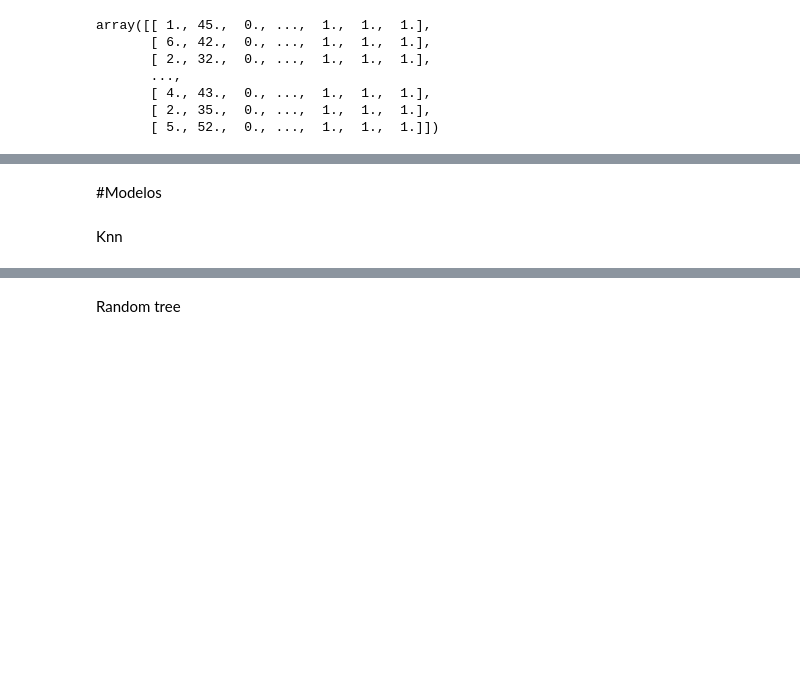
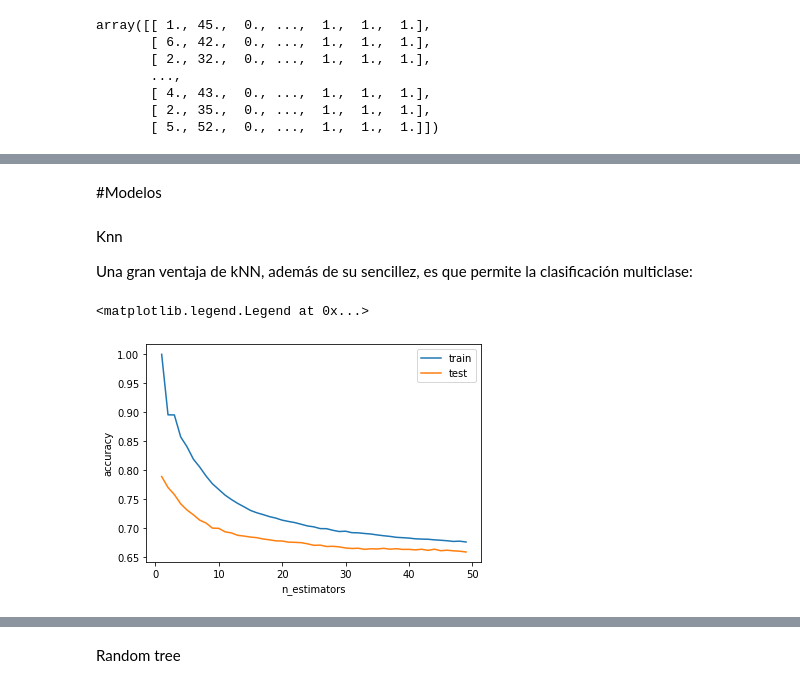
Before and after one commit to rodrigotorresp/Practica-Regresi-n-ML, a Jupyter notebook: Practica2Entrega.ipynb, the cells around one changed output, grey strips where cells are left out. Cells and saved outputs as stored; diff of their text form; code cells hidden in the pictures; blank space fills up the shorter version.

```diff
--- a/Practica2Entrega.ipynb
+++ b/Practica2Entrega.ipynb
@@ -622,3 +622,5 @@ array([[ 1., 45.,  0., ...,  1.,  1.,  1.],
+# %% [markdown]
+#Modelos
 # %%
 import matplotlib.pyplot as plt
 
@@ -627,7 +629,37 @@ y = train_dataframe.Credit_Score
 
 X_train = train_dataframe_transform3.data
 y_train = train_dataframe.Credit_Score
-# %% [markdown]
-#Modelos
-# %% [markdown]
-Knn
+# %% [markdown]
+Knn
+
+Una gran ventaja de kNN, además de su sencillez, es que permite la clasificación multiclase:
+# %%
+import numpy as np
+from sklearn.model_selection import train_test_split
+
+X_out_images = np.array(X)
+y_out_images = np.array(y)
+
+X_train2, X_test2, y_train2, y_test2 = train_test_split(X_out_images, y_out_images, test_size=0.33, random_state=42)
+
+n_estimators = np.arange(1,50,1)
+train_scores = np.array([])
+test_scores = np.array([])
+
+for n in n_estimators:
+  knnajuste = KNeighborsClassifier(n_neighbors=n).fit(X_train2, y_train2)
+  train_scores = np.append(train_scores, knnajuste.score(X_train2, y_train2))
+  test_scores = np.append(test_scores, knnajuste.score(X_test2, y_test2))
+
+plt.figure()
+
+plt.plot(n_estimators, train_scores, label="train")
+plt.plot(n_estimators, test_scores, label="test")
+
+plt.xlabel('n_estimators')
+plt.ylabel('accuracy')
+
+plt.legend()
+# %% [output]
+<matplotlib.legend.Legend at 0x...>
+[figure, added]
```
Also changed, not shown: parts of 11 cells of this notebook.
